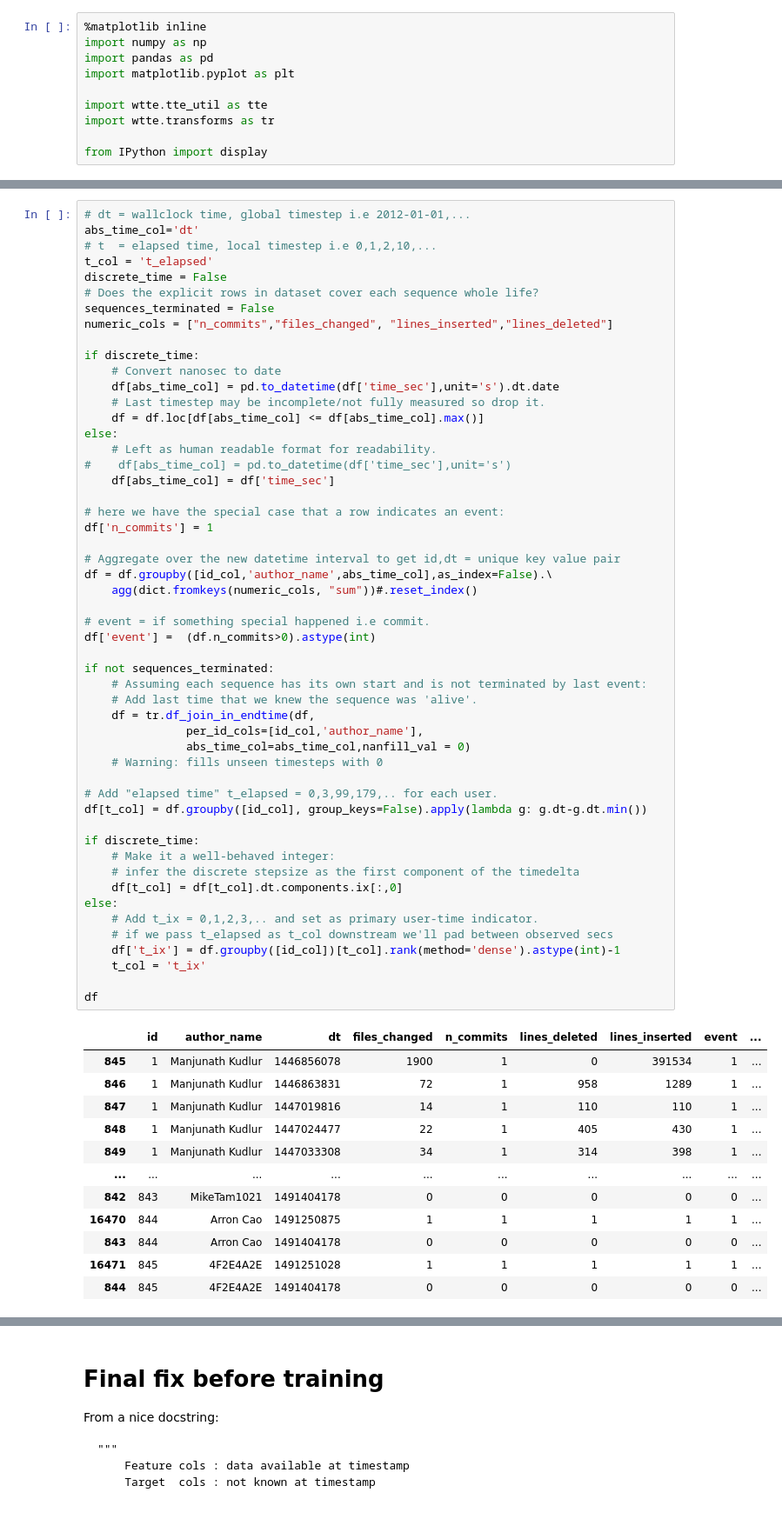
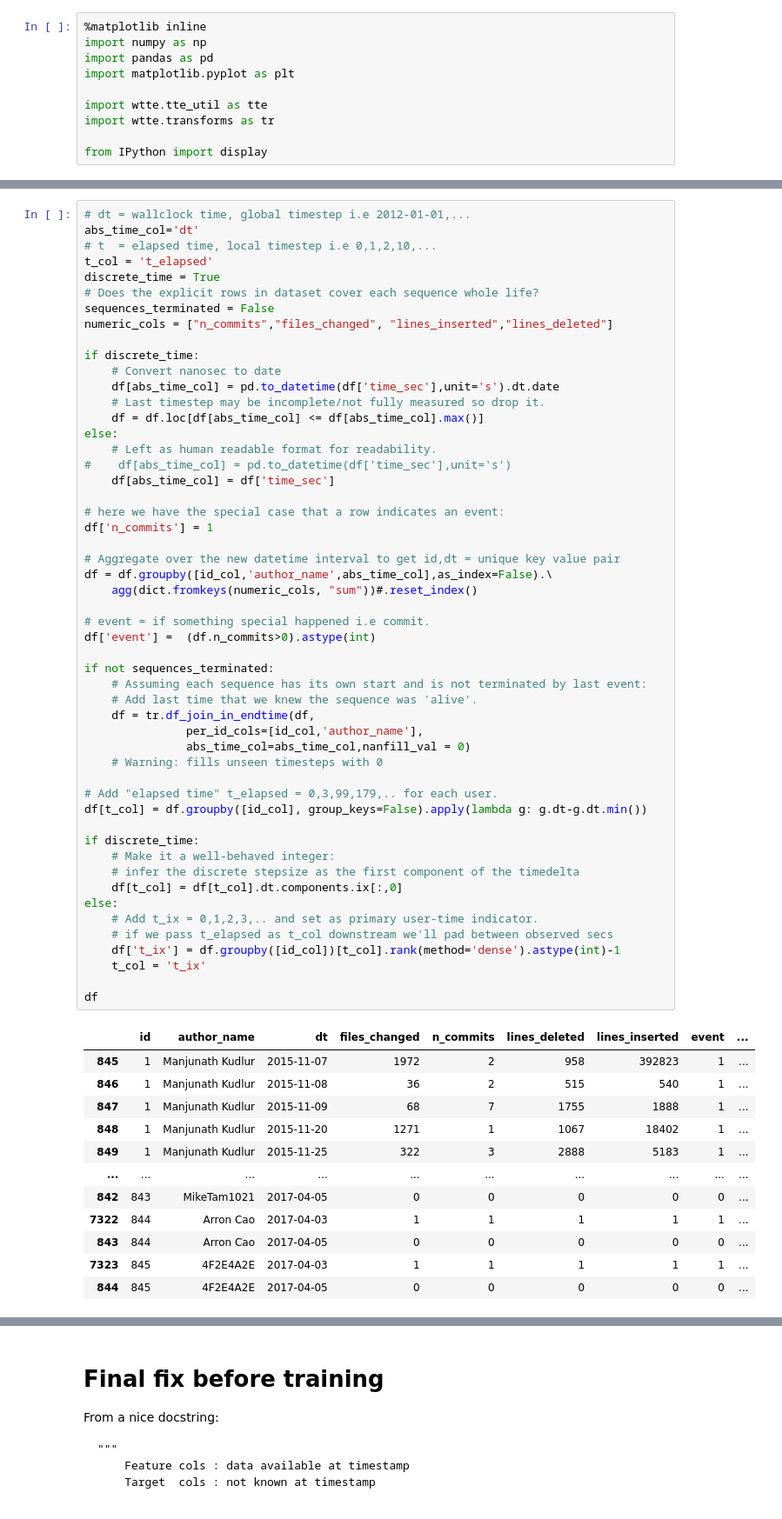
Before and after one commit to ragulpr/wtte-rnn, a Jupyter notebook: python/examples/data_pipeline/data_pipeline.ipynb, the cells around one changed output, grey strips where cells are left out. Shown at 87% size. Saved outputs shown, nothing was run; the diff lists cells and outputs as text.

```diff
--- a/python/examples/data_pipeline/data_pipeline.ipynb
+++ b/python/examples/data_pipeline/data_pipeline.ipynb
@@ -112,7 +112,7 @@ df
 abs_time_col='dt'
 # t  = elapsed time, local timestep i.e 0,1,2,10,...
 t_col = 't_elapsed'
-discrete_time = False
+discrete_time = True
 # Does the explicit rows in dataset cover each sequence whole life?
 sequences_terminated = False
 numeric_cols = ["n_commits","files_changed", "lines_inserted","lines_deleted"]
@@ -134,41 +134,41 @@ df['n_commits'] = 1
 df = df.groupby([id_col,'author_name',abs_time_col],as_index=False).\
     agg(dict.fromkeys(numeric_cols, "sum"))#.reset_index()
 
 # event = if something special happened i.e commit.
 df['event'] =  (df.n_commits>0).astype(int)
 
 if not sequences_terminated:
     # Assuming each sequence has its own start and is not terminated by last event:
     # Add last time that we knew the sequence was 'alive'.
     df = tr.df_join_in_endtime(df,
                per_id_cols=[id_col,'author_name'],
                abs_time_col=abs_time_col,nanfill_val = 0)
     # Warning: fills unseen timesteps with 0
 
 # Add "elapsed time" t_elapsed = 0,3,99,179,.. for each user.
 df[t_col] = df.groupby([id_col], group_keys=False).apply(lambda g: g.dt-g.dt.min())
 
 if discrete_time:
     # Make it a well-behaved integer:
     # infer the discrete stepsize as the first component of the timedelta
     df[t_col] = df[t_col].dt.components.ix[:,0]
 else:
     # Add t_ix = 0,1,2,3,.. and set as primary user-time indicator.
     # if we pass t_elapsed as t_col downstream we'll pad between observed secs
     df['t_ix'] = df.groupby([id_col])[t_col].rank(method='dense').astype(int)-1
     t_col = 't_ix'
 
 df
 # %% [output]
 |  | id | author_name | dt | files_changed | n_commits | lines_deleted | lines_inserted | event | ... |
-| 845 | 1 | Manjunath Kudlur | 1446856078 | 1900 | 1 | 0 | 391534 | 1 | ... |
-| 846 | 1 | Manjunath Kudlur | 1446863831 | 72 | 1 | 958 | 1289 | 1 | ... |
-| 847 | 1 | Manjunath Kudlur | 1447019816 | 14 | 1 | 110 | 110 | 1 | ... |
-| 848 | 1 | Manjunath Kudlur | 1447024477 | 22 | 1 | 405 | 430 | 1 | ... |
-| 849 | 1 | Manjunath Kudlur | 1447033308 | 34 | 1 | 314 | 398 | 1 | ... |
+| 845 | 1 | Manjunath Kudlur | 2015-11-07 | 1972 | 2 | 958 | 392823 | 1 | ... |
+| 846 | 1 | Manjunath Kudlur | 2015-11-08 | 36 | 2 | 515 | 540 | 1 | ... |
+| 847 | 1 | Manjunath Kudlur | 2015-11-09 | 68 | 7 | 1755 | 1888 | 1 | ... |
+| 848 | 1 | Manjunath Kudlur | 2015-11-20 | 1271 | 1 | 1067 | 18402 | 1 | ... |
+| 849 | 1 | Manjunath Kudlur | 2015-11-25 | 322 | 3 | 2888 | 5183 | 1 | ... |
 | ... | ... | ... | ... | ... | ... | ... | ... | ... | ... |
-| 842 | 843 | MikeTam1021 | 1491404178 | 0 | 0 | 0 | 0 | 0 | ... |
-| 16470 | 844 | Arron Cao | 1491250875 | 1 | 1 | 1 | 1 | 1 | ... |
-| 843 | 844 | Arron Cao | 1491404178 | 0 | 0 | 0 | 0 | 0 | ... |
-| 16471 | 845 | 4F2E4A2E | 1491251028 | 1 | 1 | 1 | 1 | 1 | ... |
-| 844 | 845 | 4F2E4A2E | 1491404178 | 0 | 0 | 0 | 0 | 0 | ... |
+| 842 | 843 | MikeTam1021 | 2017-04-05 | 0 | 0 | 0 | 0 | 0 | ... |
+| 7322 | 844 | Arron Cao | 2017-04-03 | 1 | 1 | 1 | 1 | 1 | ... |
+| 843 | 844 | Arron Cao | 2017-04-05 | 0 | 0 | 0 | 0 | 0 | ... |
+| 7323 | 845 | 4F2E4A2E | 2017-04-03 | 1 | 1 | 1 | 1 | 1 | ... |
+| 844 | 845 | 4F2E4A2E | 2017-04-05 | 0 | 0 | 0 | 0 | 0 | ... |
```
Also changed, not shown: parts of 10 cells of this notebook, 1 other file.
